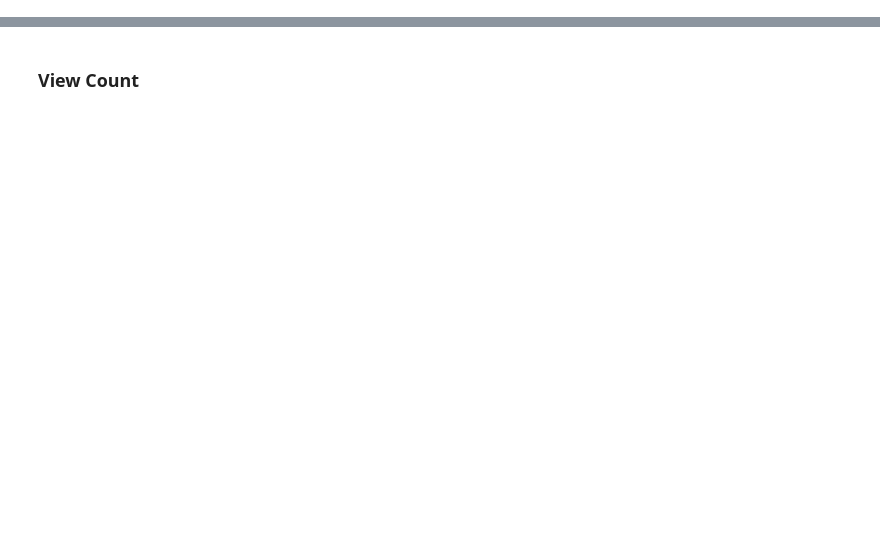
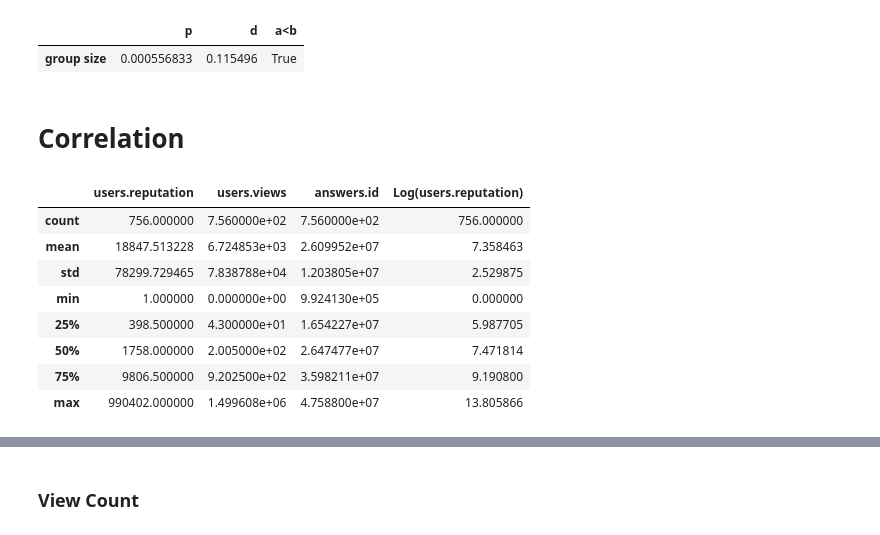
Before and after one commit to mileschen360/Higgs, a Jupyter notebook: clone_detection.ipynb, the cells around one changed output, grey strips where cells are left out. Drawn from its saved outputs; the diff is of its cells as text; code cells hidden in the pictures; blank space fills up the shorter version.

```diff
--- a/clone_detection.ipynb
+++ b/clone_detection.ipynb
@@ -56,0 +185,23 @@ n_questions: [432, 386, 161, 304, 24]
+# %%
+statstest.group_size_mw(labeled.is_secure_clninst(), labeled.is_insecure_clninst(), alternative='two-sided')
+# %% [output]
+|  | p | d | a<b |
+| group size | 0.000556833 | 0.115496 | True |
+# %% [markdown]
+# Correlation
+# %%
+repu_view = labeled.attrs('users.reputation, users.views',
+                         labeled.is_secure_answer())
+repu_view['Log(users.reputation)'] = np.log(repu_view['users.reputation'])
+# %%
+repu_view.describe()
+# %% [output]
+|  | users.reputation | users.views | answers.id | Log(users.reputation) |
+| count | 756.000000 | 7.560000e+02 | 7.560000e+02 | 756.000000 |
+| mean | 18847.513228 | 6.724853e+03 | 2.609952e+07 | 7.358463 |
+| std | 78299.729465 | 7.838788e+04 | 1.203805e+07 | 2.529875 |
+| min | 1.000000 | 0.000000e+00 | 9.924130e+05 | 0.000000 |
+| 25% | 398.500000 | 4.300000e+01 | 1.654227e+07 | 5.987705 |
+| 50% | 1758.000000 | 2.005000e+02 | 2.647477e+07 | 7.471814 |
+| 75% | 9806.500000 | 9.202500e+02 | 3.598211e+07 | 9.190800 |
+| max | 990402.000000 | 1.499608e+06 | 4.758800e+07 | 13.805866 |
```
Also changed, not shown: parts of 83 cells of this notebook.
